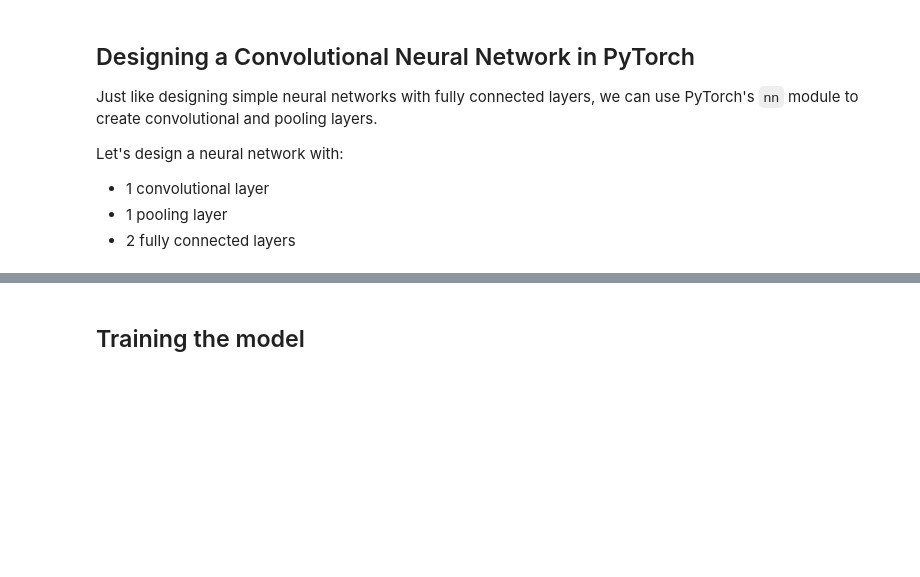
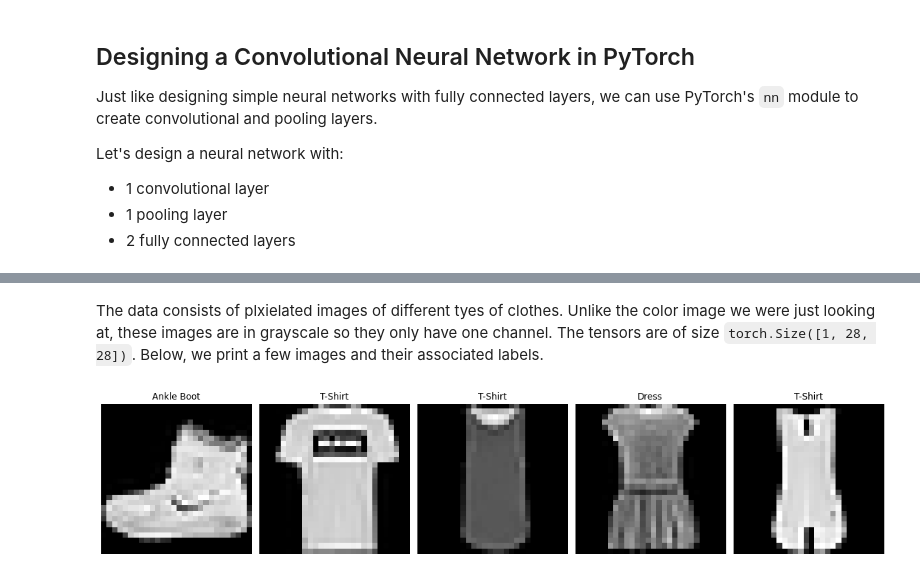
Before and after one commit to kylegallatin/fundamentals-of-deep-learning-with-python, a Jupyter notebook: module-4.ipynb, the cells around one changed output, grey strips where cells are left out. Drawn from its saved outputs; the diff is of its cells as text; code cells hidden in the pictures; blank space fills up the shorter version.

```diff
--- a/module-4.ipynb
+++ b/module-4.ipynb
@@ -95,5 +101,39 @@ test_dataset = datasets.FashionMNIST(root="./data", train=False, transform=trans
 batch_size = 64
 train_loader = DataLoader(train_dataset, batch_size=batch_size, shuffle=True)
 test_loader = DataLoader(test_dataset, batch_size=batch_size, shuffle=False)
-# %% [markdown]
-## Training the model
+# %% [markdown]
+The data consists of plxielated images of different tyes of clothes. Unlike the color image we were just looking at, these images are in grayscale so they only have one channel. The tensors are of size `torch.Size([1, 28, 28])`. Below, we print a few images and their associated labels.
+# %%
+# Define transformations (only converting to tensor here, no normalization for visualization)
+transform = transforms.ToTensor()
+
+# Download the Fashion MNIST dataset
+train_dataset = datasets.FashionMNIST(root="./data", train=True, transform=transform, download=True)
+
+# Define class labels for Fashion MNIST
+labels_map = {
+    0: "T-Shirt",
+    1: "Trouser",
+    2: "Pullover",
+    3: "Dress",
+    4: "Coat",
+    5: "Sandal",
+    6: "Shirt",
+    7: "Sneaker",
+    8: "Bag",
+    9: "Ankle Boot"
+}
+
+# Display a few samples from the dataset
+num_samples = 5
+fig, axs = plt.subplots(1, num_samples, figsize=(15, 4), tight_layout=True)
+
+for i in range(num_samples):
+    img, label = train_dataset[i]
+    axs[i].imshow(img.squeeze(), cmap='gray')  # Remove the channel dimension and display in grayscale
+    axs[i].set_title(labels_map[label])
+    axs[i].axis('off')
+
+plt.show()
+# %% [output]
+[figure, added]
```
Also changed, not shown: parts of 10 cells of this notebook, 4 other files.
